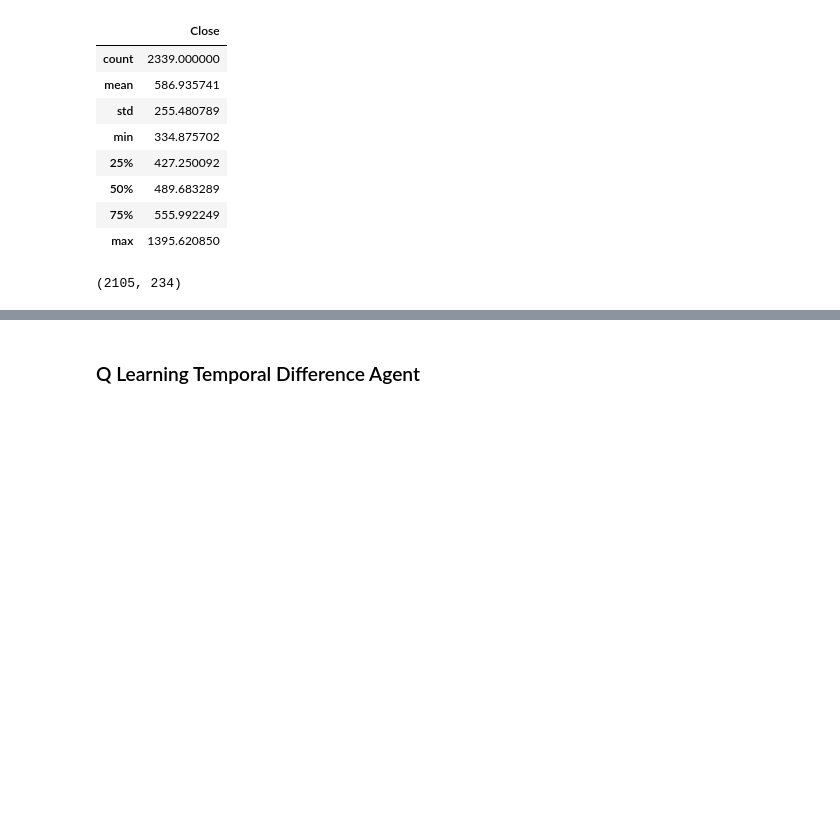
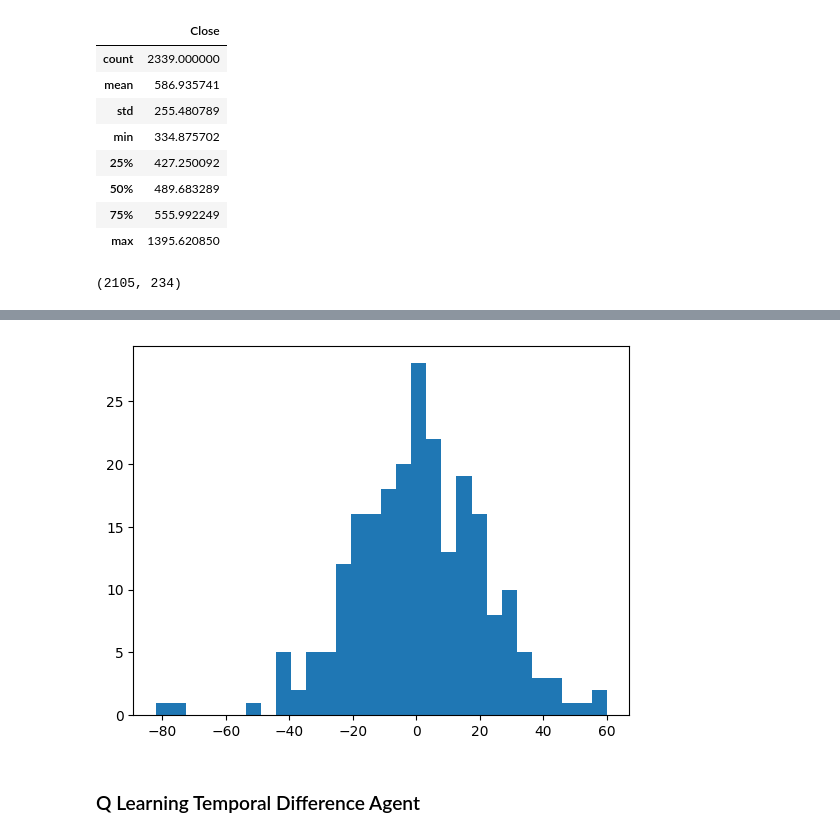
Before and after one commit to Sachi-27/FinSearch---Deep-RL-for-Finance, a Jupyter notebook: RL/qlearning.ipynb, the cells around one changed output, grey strips where cells are left out. Cells and saved outputs as stored; diff of their text form; code cells hidden in the pictures; blank space fills up the shorter version.

```diff
--- a/RL/qlearning.ipynb
+++ b/RL/qlearning.ipynb
@@ -56,3 +102,8 @@ len(training_stock_data), len(testing_stock_data)
+# %%
+plt.hist(differential_testing_stock_data, bins=30)
+plt.show()
+# %% [output]
+[figure, added]
 # %% [markdown]
 ### Q Learning Temporal Difference Agent
 # %%
```
Also changed, not shown: parts of 18 cells of this notebook.
